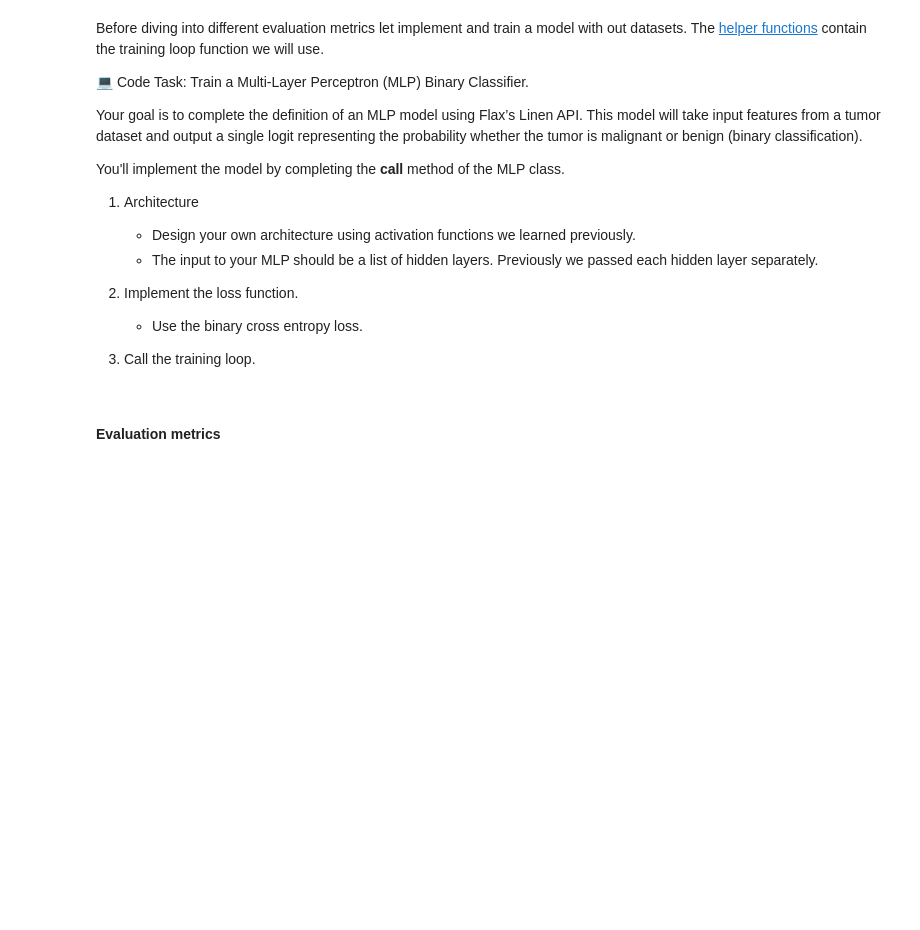
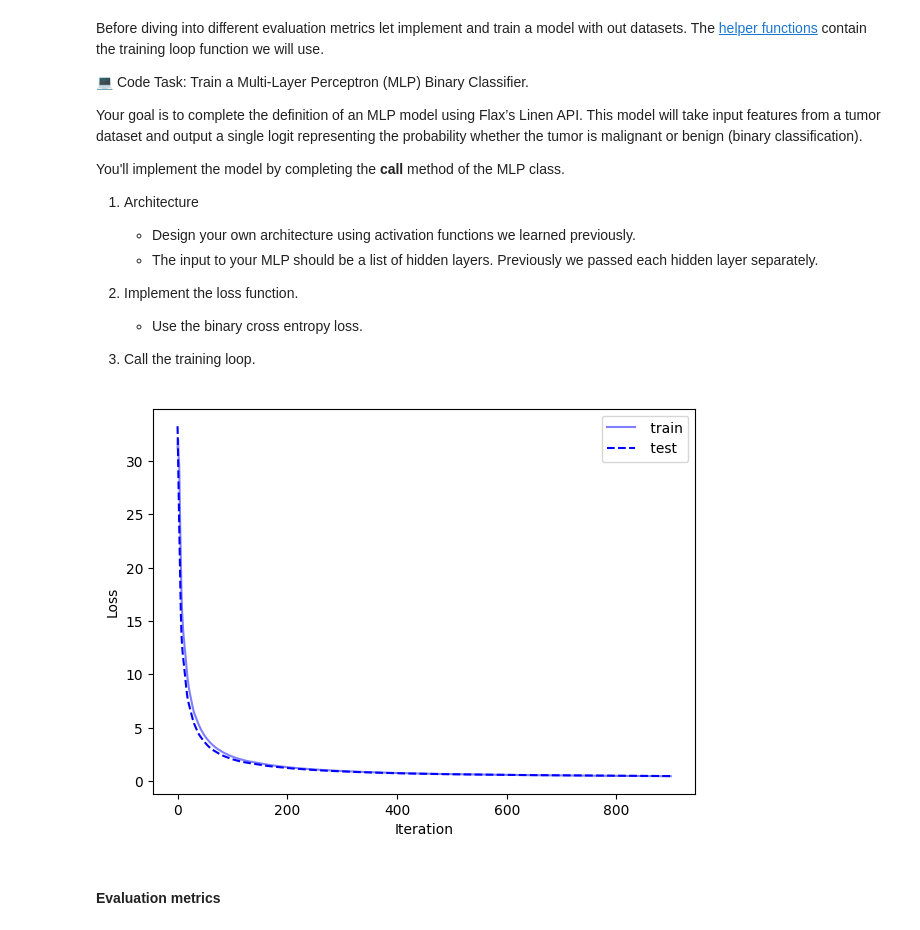
Before and after one commit to deep-learning-indaba/indaba-pracs-2025, a Jupyter notebook: practicals/ML_Foundation/Part_3/Machine_learning_evaluation_and_generalisation.ipynb, the cells around one changed output. Drawn from its saved outputs; the diff is of its cells as text; code cells hidden in the pictures; blank space fills up the shorter version.

Commit message:
reduced number of training epochs in calls and fixed plotting

```diff
--- a/practicals/ML_Foundation/Part_3/Machine_learning_evaluation_and_generalisation.ipynb
+++ b/practicals/ML_Foundation/Part_3/Machine_learning_evaluation_and_generalisation.ipynb
@@ -417,23 +458,25 @@ params, opt_state, metric_history = train(epochs, params, model, optimizer, opt_
 # %%
 # @title 🔓Solution - calling the training loop (Try not to peek until you've given it a good try!')
 batch_size = 32
-epochs = 100
+epochs = 60
 
 metrics_history = {
     "train_loss": [],
     "test_loss": [],
 }
 
 train_ds = train_dataset.shuffle(1000).batch(batch_size)
 test_batch_size = len(test_dataset)
 test_ds = test_dataset.batch(test_batch_size)
 
 input_size = 30
 output_sizes = [30,30,20,1]
 model, params, optimizer, opt_state = get_model_and_optimizer(input_size, output_sizes, seed=32, lr=1e-3)
 
 params, opt_state, metric_history = train(epochs, params, model, optimizer, opt_state,
                                           loss_grad_fn, loss_func, train_ds, test_ds, metrics_history)
+# %% [output]
+[figure, added]
 # %% [markdown]
 #### Evaluation metrics
 # %% [markdown]
```
Also changed, not shown: parts of 17 cells of this notebook.
